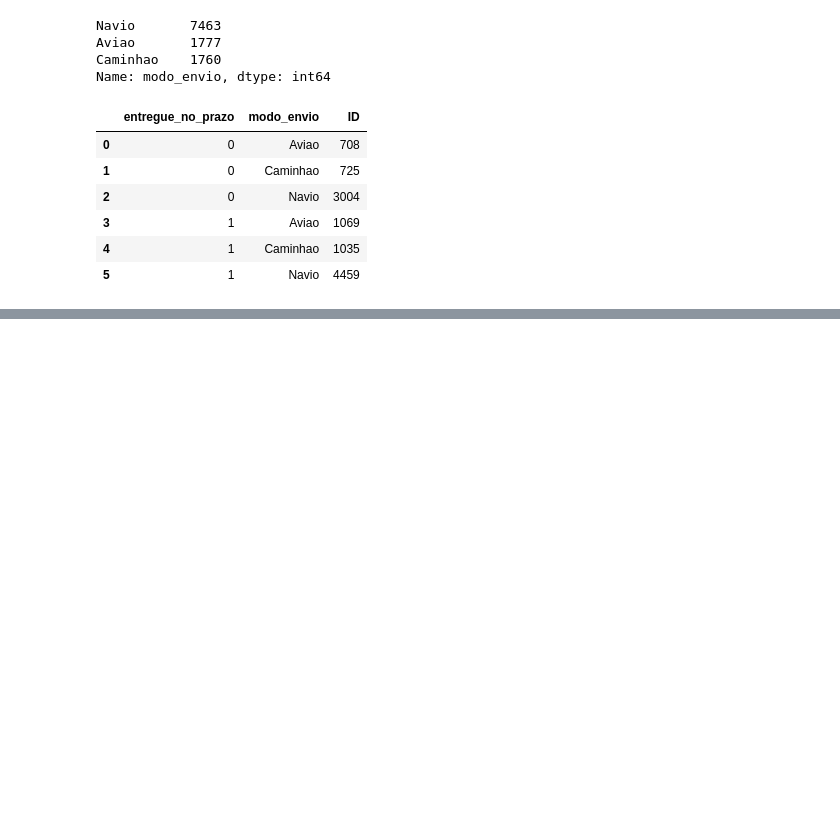
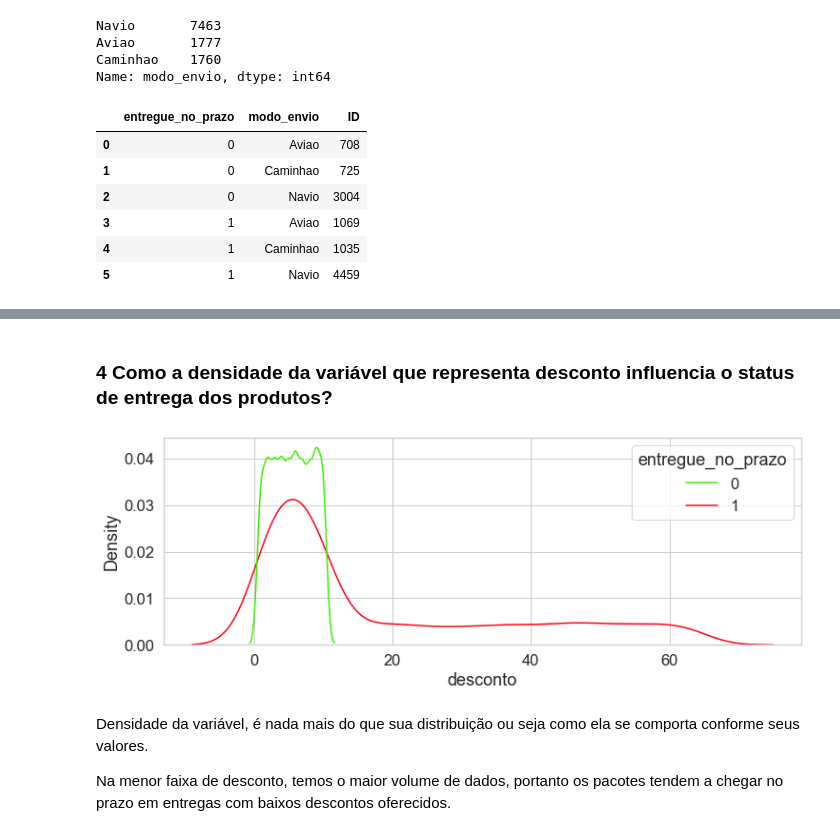
Before and after one commit to sandromzljr/Analise-Exploratoria-Dados, a Jupyter notebook: Análise Exploratória e Data Wrangling.ipynb, the cells around one changed output, grey strips where cells are left out. Drawn from its saved outputs; the diff is of its cells as text; code cells hidden in the pictures; blank space fills up the shorter version.

```diff
--- a/eda.ipynb
+++ b/Análise Exploratória e Data Wrangling.ipynb
@@ -809,0 +1007,10 @@ chart.text(x = -0.5,
+# %% [markdown]
+### 4 Como a densidade da variável que representa desconto influencia o status de entrega dos produtos?
+# %%
+sns.kdeplot(data = df, x = 'desconto', hue = 'entregue_no_prazo');
+# %% [output]
+[figure, added]
+# %% [markdown]
+Densidade da variável, é nada mais do que sua distribuição ou seja como ela se comporta conforme seus valores.
+
+Na menor faixa de desconto, temos o maior volume de dados, portanto os pacotes tendem a chegar no prazo em entregas com baixos descontos oferecidos.
```
Also changed, not shown: parts of 82 cells of this notebook.
